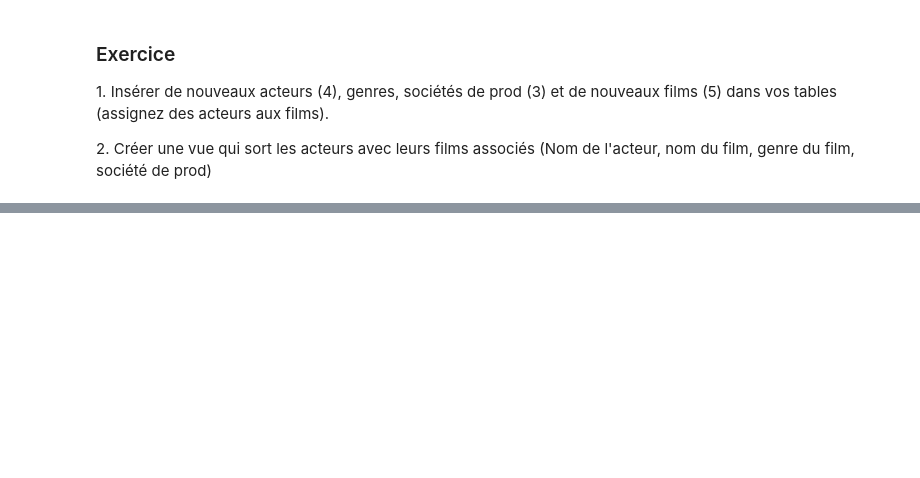
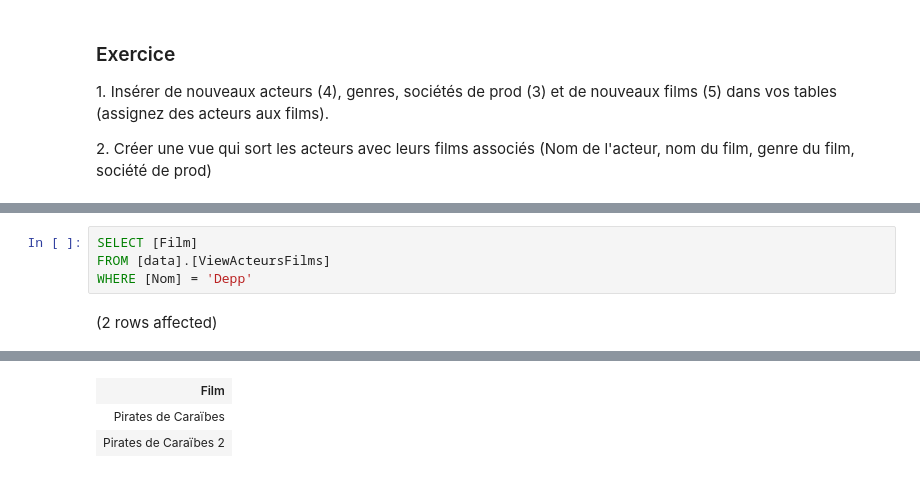
Before and after one commit to mbaumanndev/iut-2a-bdda, a Jupyter notebook: SQL.ipynb, the cells around one changed output, grey strips where cells are left out. Cells and saved outputs as stored; diff of their text form; blank space fills up the shorter version.

```diff
--- a/SQL.ipynb
+++ b/SQL.ipynb
@@ -162,0 +347,6 @@ FROM [data].[FicheFilm]
+# %%
+SELECT [Film]
+FROM [data].[ViewActeursFilms]
+WHERE [Nom] = 'Depp'
+# %% [output]
+(2 rows affected)
@@ -162,0 +354,3 @@ FROM [data].[FicheFilm]
+| Film |
+| Pirates de Caraïbes |
+| Pirates de Caraïbes 2 |
```
Also changed, not shown: parts of 31 cells of this notebook.
